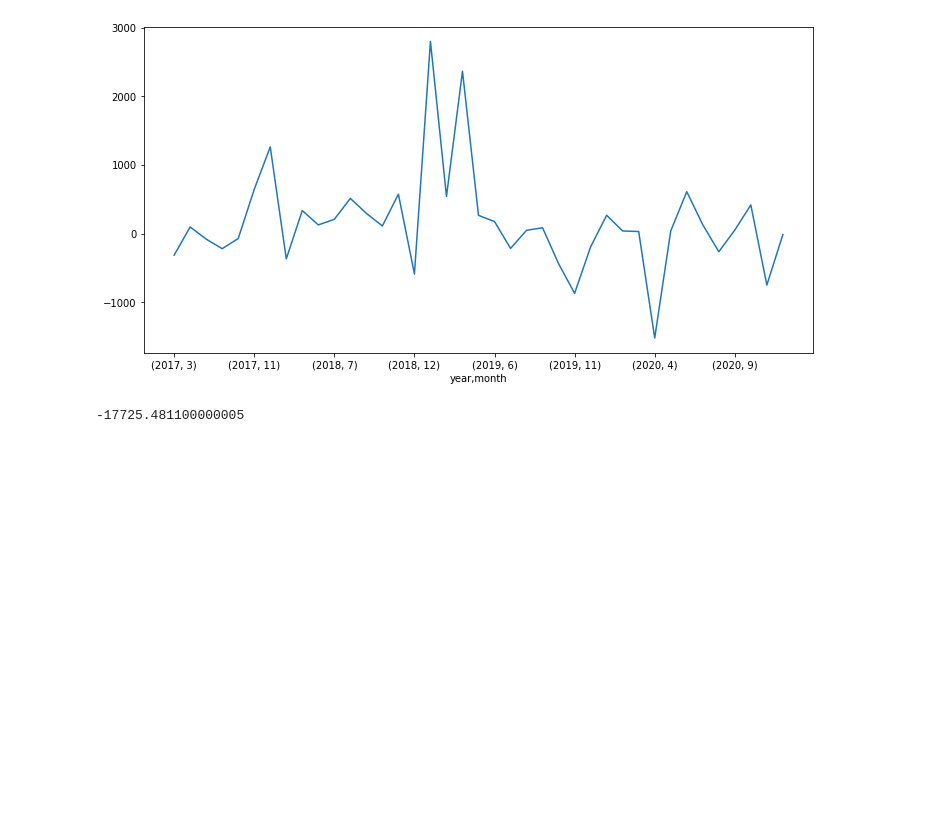
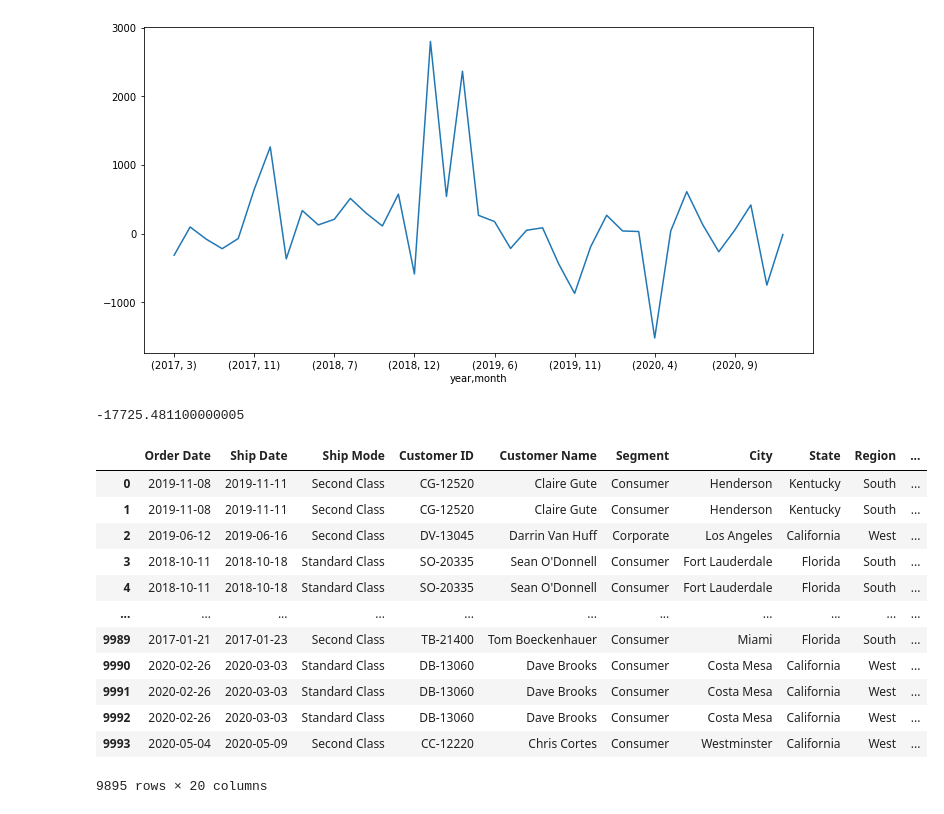
Before and after one commit to zeeshanhaider743/Customer-Segmentation, a Jupyter notebook: EDA customer Segmentation.ipynb, the cells around one changed output. Saved outputs shown, nothing was run; the diff lists cells and outputs as text; code cells hidden in the pictures; blank space fills up the shorter version.

```diff
--- a/EDA customer Segmentation.ipynb
+++ b/EDA customer Segmentation.ipynb
@@ -389,0 +402,16 @@ df[df['Sub-Category']=='Tables']['Profit'].sum()
+# %%
+d
+# %% [output]
+|  | Order Date | Ship Date | Ship Mode | Customer ID | Customer Name | Segment | City | State | Region | ... |
+| 0 | 2019-11-08 | 2019-11-11 | Second Class | CG-12520 | Claire Gute | Consumer | Henderson | Kentucky | South | ... |
+| 1 | 2019-11-08 | 2019-11-11 | Second Class | CG-12520 | Claire Gute | Consumer | Henderson | Kentucky | South | ... |
+| 2 | 2019-06-12 | 2019-06-16 | Second Class | DV-13045 | Darrin Van Huff | Corporate | Los Angeles | California | West | ... |
+| 3 | 2018-10-11 | 2018-10-18 | Standard Class | SO-20335 | Sean O'Donnell | Consumer | Fort Lauderdale | Florida | South | ... |
+| 4 | 2018-10-11 | 2018-10-18 | Standard Class | SO-20335 | Sean O'Donnell | Consumer | Fort Lauderdale | Florida | South | ... |
+| ... | ... | ... | ... | ... | ... | ... | ... | ... | ... | ... |
+| 9989 | 2017-01-21 | 2017-01-23 | Second Class | TB-21400 | Tom Boeckenhauer | Consumer | Miami | Florida | South | ... |
+| 9990 | 2020-02-26 | 2020-03-03 | Standard Class | DB-13060 | Dave Brooks | Consumer | Costa Mesa | California | West | ... |
+| 9991 | 2020-02-26 | 2020-03-03 | Standard Class | DB-13060 | Dave Brooks | Consumer | Costa Mesa | California | West | ... |
+| 9992 | 2020-02-26 | 2020-03-03 | Standard Class | DB-13060 | Dave Brooks | Consumer | Costa Mesa | California | West | ... |
+| 9993 | 2020-05-04 | 2020-05-09 | Second Class | CC-12220 | Chris Cortes | Consumer | Westminster | California | West | ... |
+9895 rows × 20 columns
```
Also changed, not shown: parts of 10 cells of this notebook.
